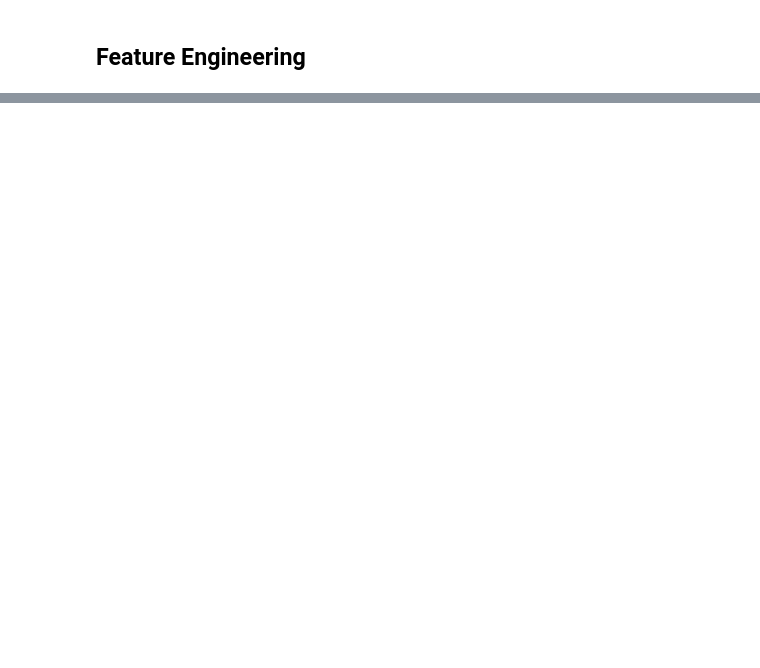
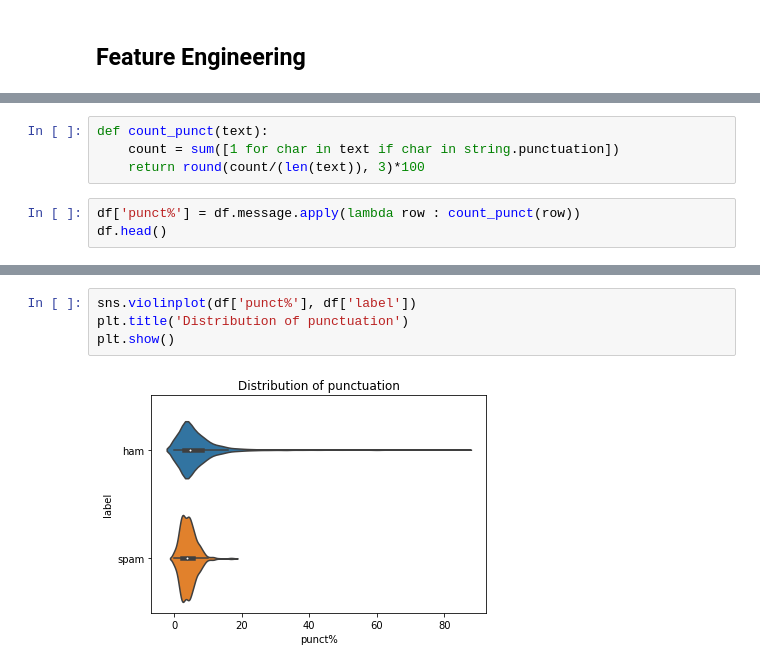
Before and after one commit to PanPapag/SMS-Spam-Detection-System, a Jupyter notebook: sms_spam_detection.ipynb, the cells around one changed output, grey strips where cells are left out. Saved outputs shown, nothing was run; the diff lists cells and outputs as text; blank space fills up the shorter version.

```diff
--- a/sms_spam_detection.ipynb
+++ b/sms_spam_detection.ipynb
@@ -344,0 +394,7 @@ df.head()
+# %%
+def count_punct(text):
+    count = sum([1 for char in text if char in string.punctuation])
+    return round(count/(len(text)), 3)*100
+# %%
+df['punct%'] = df.message.apply(lambda row : count_punct(row))
+df.head()
@@ -344,0 +408,6 @@ df.head()
+# %%
+sns.violinplot(df['punct%'], df['label'])
+plt.title('Distribution of punctuation')
+plt.show()
+# %% [output]
+[figure, added]
```
Also changed, not shown: parts of 41 cells of this notebook.
